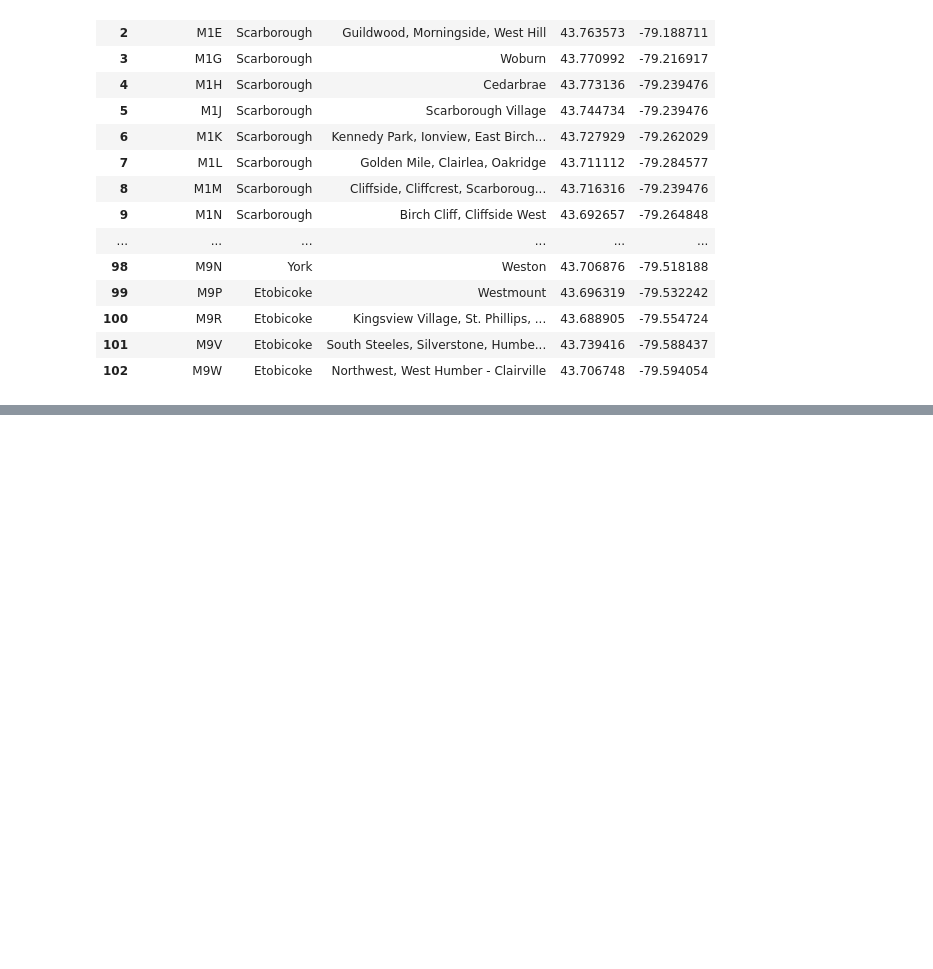
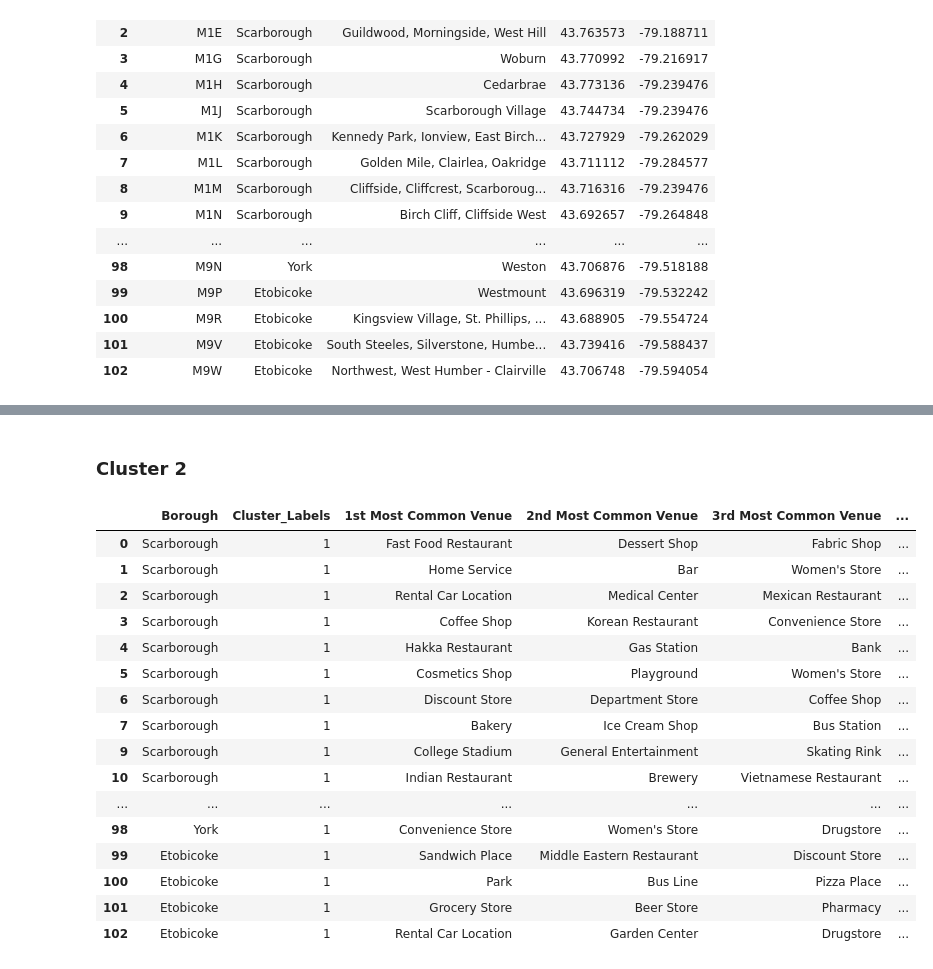
Before and after one commit to Diegoglzc/Coursera_Capstone, a Jupyter notebook: Segmenting and Clustering Neighborhoods in Toronto.ipynb, the cells around one changed output, grey strips where cells are left out. Drawn from its saved outputs; the diff is of its cells as text; code cells hidden in the pictures; blank space fills up the shorter version.

```diff
--- a/Segmenting and Clustering Neighborhoods in Toronto.ipynb
+++ b/Segmenting and Clustering Neighborhoods in Toronto.ipynb
@@ -172,0 +439,19 @@ torontoll_df
+# %%
+num_top_venues = 10
+indicators = ['st', 'nd', 'rd']
+
+# create columns according to number of top venues
+columns = ['Neighborhood']
+for ind in np.arange(num_top_venues):
+    try:
+        columns.append('{}{} Most Common Venue'.format(ind+1, indicators[ind]))
+    except:
+        columns.append('{}th Most Common Venue'.format(ind+1))
+
+# create a new dataframe
+neighborhoods_venues_sorted = pd.DataFrame(columns=columns)
+neighborhoods_venues_sorted['Neighborhood'] = toronto_grouped['Neighborhood']
+
+for ind in np.arange(toronto_grouped.shape[0]):
+    neighborhoods_venues_sorted.iloc[ind, 1:] =return_most_common_venues(toronto_grouped.iloc[ind, :], num_top_venues)
+print(neighborhoods_venues_sorted.head())
@@ -172,0 +479,11 @@ torontoll_df
+# %%
+kclusters = 5
+
+toronto_grouped_clustering = toronto_grouped.drop('Neighborhood', 1)
+
+# run k-means clustering
+kmeans = KMeans(n_clusters=kclusters, random_state=0).fit(toronto_grouped_clustering)
+
+# check cluster labels generated for each row in the dataframe
+kmeans.labels_
+# to change use .astype()
@@ -172,0 +498,7 @@ torontoll_df
+# %%
+# add clustering labels
+neighborhoods_venues_sorted.insert(0, 'Cluster_Labels', kmeans.labels_)
+toronto_merged = torontoll_df
+# merge toronto_grouped with toronto_data to add latitude/longitude for each neighborhood
+toronto_merged = toronto_merged.join(neighborhoods_venues_sorted.set_index('Neighborhood'), on='Neighborhood')
+print(toronto_merged.head()) # check the last columns!
@@ -172,0 +523,4 @@ torontoll_df
+# %%
+toronto_merged=toronto_merged.dropna()
+
+toronto_merged['Cluster_Labels'] = toronto_merged.Cluster_Labels.astype(int)
@@ -172,0 +569,22 @@ torontoll_df
+# %% [markdown]
+### Cluster 2
+# %%
+toronto_merged.loc[toronto_merged['Cluster_Labels'] == 1, toronto_merged.columns[[1] + list(range(5, toronto_merged.shape[1]))]]
+# %% [output]
+|  | Borough | Cluster_Labels | 1st Most Common Venue | 2nd Most Common Venue | 3rd Most Common Venue | ... |
+| 0 | Scarborough | 1 | Fast Food Restaurant | Dessert Shop | Fabric Shop | ... |
+| 1 | Scarborough | 1 | Home Service | Bar | Women's Store | ... |
+| 2 | Scarborough | 1 | Rental Car Location | Medical Center | Mexican Restaurant | ... |
+| 3 | Scarborough | 1 | Coffee Shop | Korean Restaurant | Convenience Store | ... |
+| 4 | Scarborough | 1 | Hakka Restaurant | Gas Station | Bank | ... |
+| 5 | Scarborough | 1 | Cosmetics Shop | Playground | Women's Store | ... |
+| 6 | Scarborough | 1 | Discount Store | Department Store | Coffee Shop | ... |
+| 7 | Scarborough | 1 | Bakery | Ice Cream Shop | Bus Station | ... |
+| 9 | Scarborough | 1 | College Stadium | General Entertainment | Skating Rink | ... |
+| 10 | Scarborough | 1 | Indian Restaurant | Brewery | Vietnamese Restaurant | ... |
+| ... | ... | ... | ... | ... | ... | ... |
+| 98 | York | 1 | Convenience Store | Women's Store | Drugstore | ... |
+| 99 | Etobicoke | 1 | Sandwich Place | Middle Eastern Restaurant | Discount Store | ... |
+| 100 | Etobicoke | 1 | Park | Bus Line | Pizza Place | ... |
+| 101 | Etobicoke | 1 | Grocery Store | Beer Store | Pharmacy | ... |
+| 102 | Etobicoke | 1 | Rental Car Location | Garden Center | Drugstore | ... |
```
Also changed, not shown: parts of 45 cells of this notebook.
